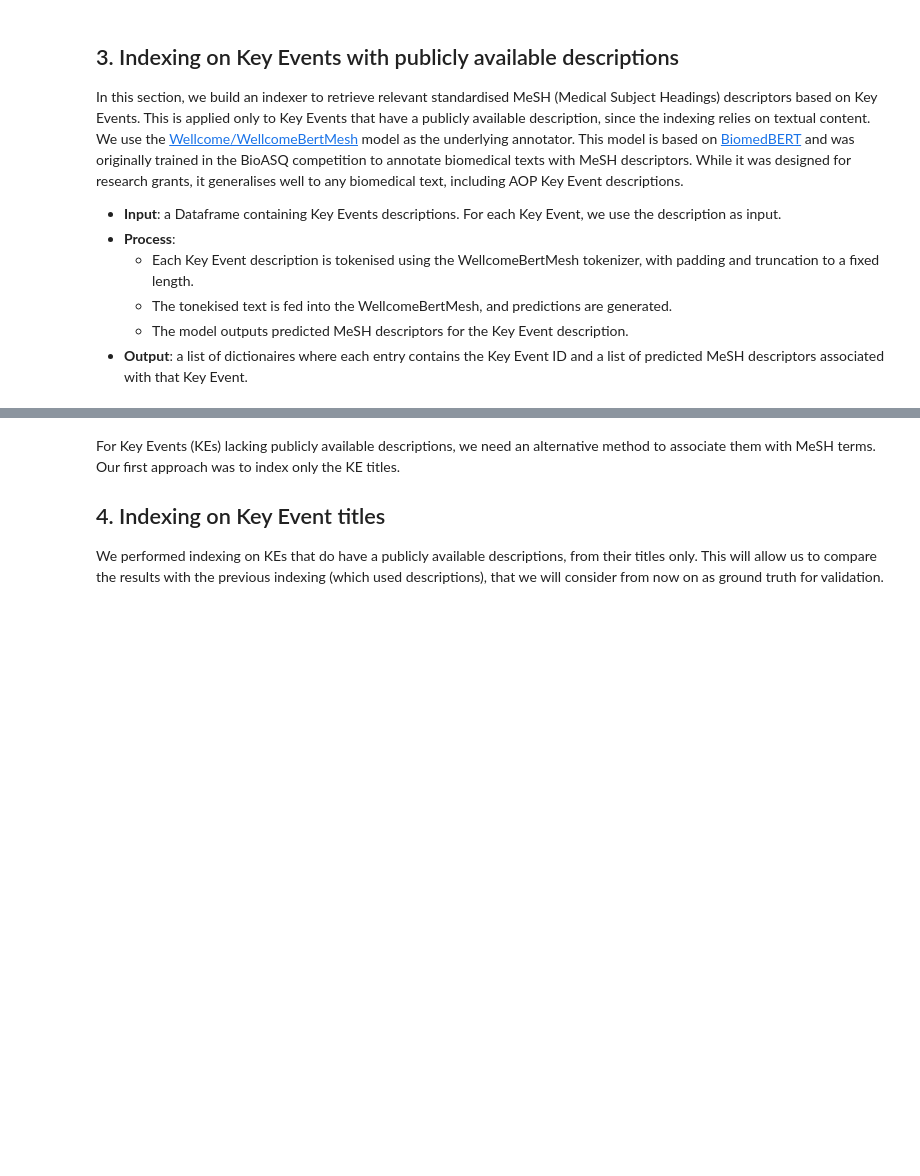
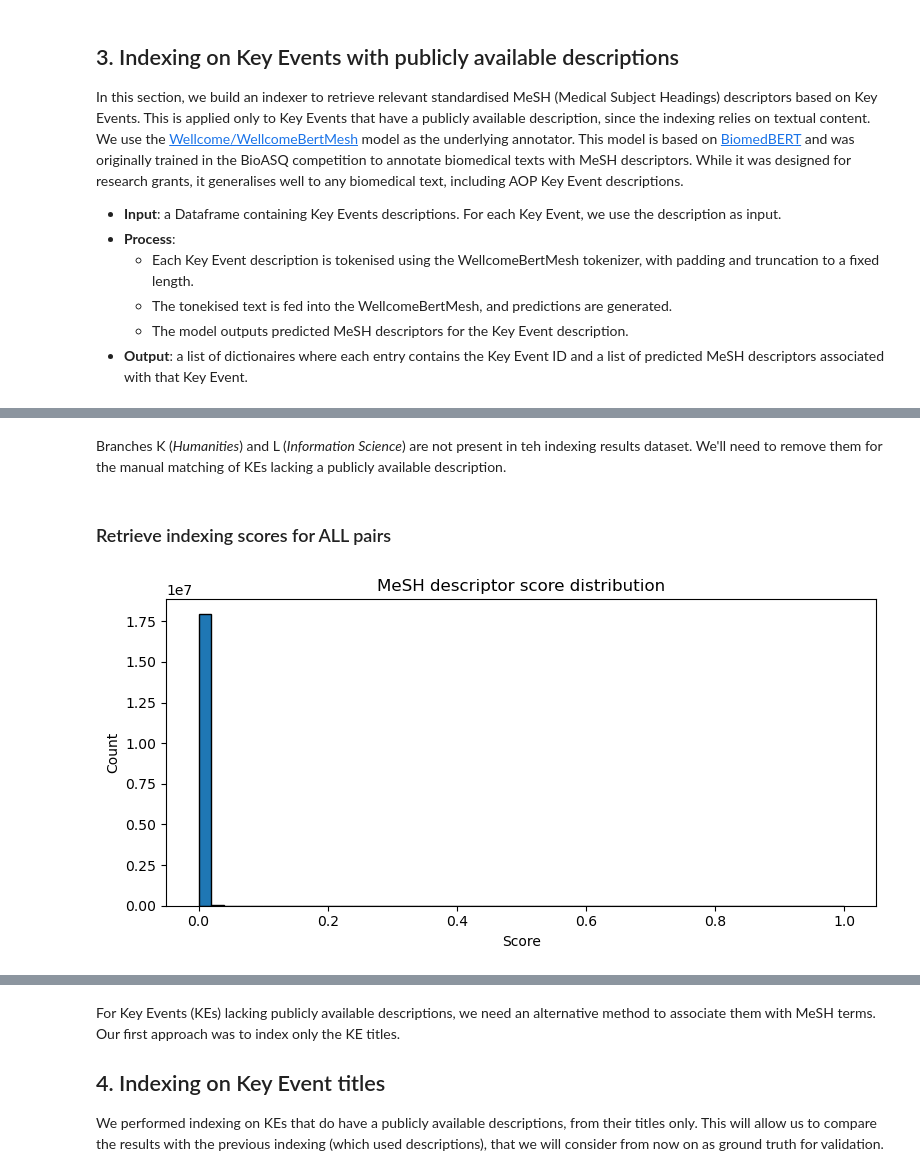
Before and after one commit to mathemei/AOP2MESH, a Jupyter notebook: AOP-MeSH_tests_validation.ipynb, the cells around one changed output, grey strips where cells are left out. Cells and saved outputs as stored; diff of their text form; code cells hidden in the pictures; blank space fills up the shorter version.

```diff
--- a/AOP-MeSH_tests_validation.ipynb
+++ b/AOP-MeSH_tests_validation.ipynb
@@ -522,0 +500,9 @@ Branches K (*Humanities*) and L (*Information Science*) are not present in teh i
+# %%
+# Merge with the MeSH descriptors dataframe to map each MESH_TITLE to the corresponding MESH_ID
+indexing_results_dataframe = MeSH_descriptors.merge(indexing_results_dataframe, on = "MESH_TITLE")
+
+# Merge with the MeSH branches dataframe to map each MESH_ID to the corresponding thesaurus branch
+indexing_results_dataframe = MeSH_branches.merge(indexing_results_dataframe, on = "MESH_ID")
+
+# Merge with the AOP KE dataframe to map each KE_TITLE to the corresponding KE_ID
+indexing_results_dataframe = AOP_KEs_description[["KE_ID", "KE_TITLE"]].merge(indexing_results_dataframe, on = "KE_ID")
@@ -522,0 +568,4 @@ Branches K (*Humanities*) and L (*Information Science*) are not present in teh i
+# %% [markdown]
+Branches K (*Humanities*) and L (*Information Science*) are not present in teh indexing results dataset. We'll need to remove them for the manual matching of KEs lacking a publicly available description.
+# %% [markdown]
+### Retrieve indexing scores for ALL pairs
@@ -522,0 +635,22 @@ Branches K (*Humanities*) and L (*Information Science*) are not present in teh i
+# %%
+rows = []
+for result in indexing_results_scores:
+    for label in result["MESH_TITLES"]:
+        rows.append({
+            "KE_ID":       result["KE_ID"],
+            "MESH_TITLE":  label["MESH_TITLE"],
+            "SCORE":       label["SCORE"]
+        })
+
+indexing_results_dataframe_scores = pd.DataFrame(rows)
+# %%
+# Plot scores distribution
+plt.figure(figsize=(8, 4))
+plt.hist(indexing_results_dataframe_scores["SCORE"], bins=50, edgecolor="black")
+plt.xlabel("Score")
+plt.ylabel("Count")
+plt.title("MeSH descriptor score distribution")
+plt.tight_layout()
+plt.show()
+# %% [output]
+[figure, added]
```
Also changed, not shown: parts of 81 cells of this notebook, 1 other file.
